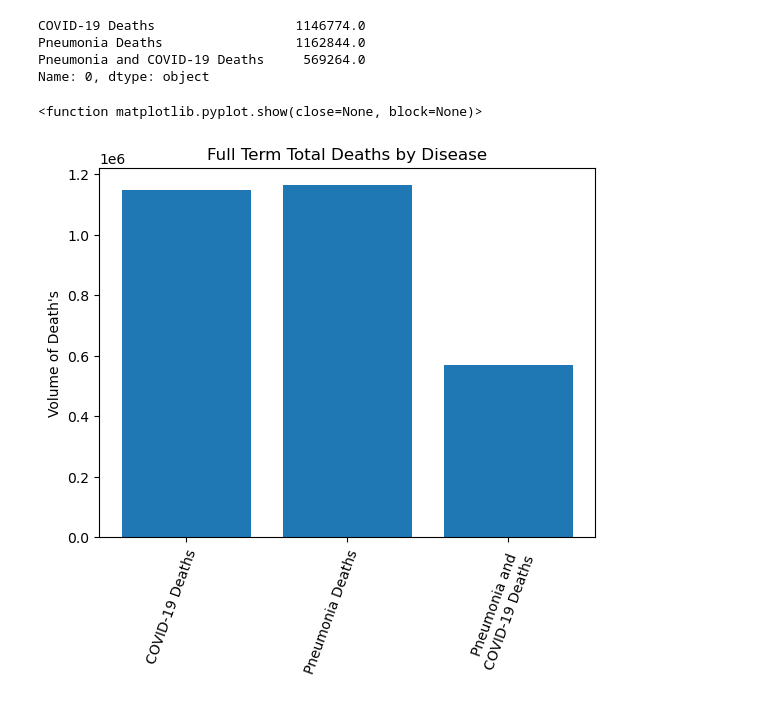
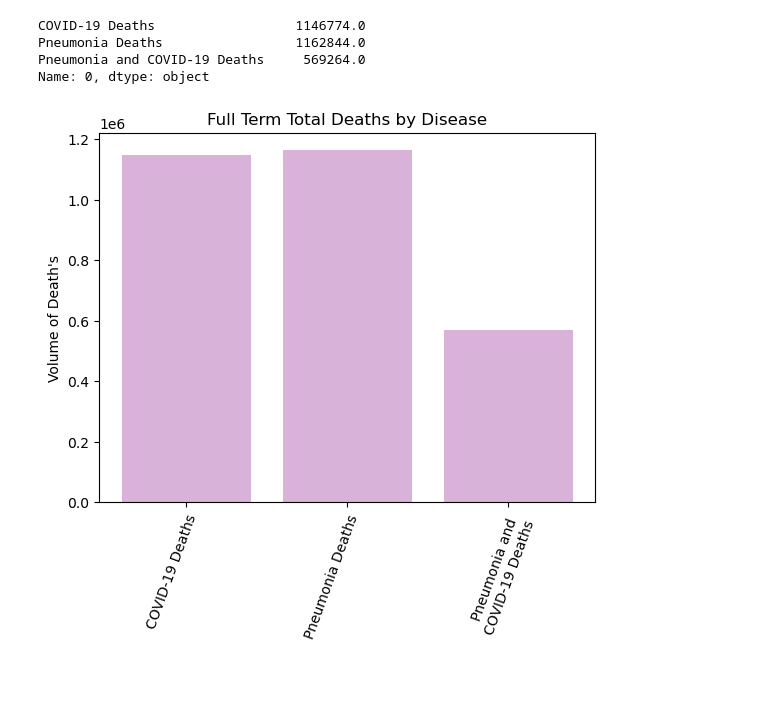
Before and after one commit to JTurk17/Team4_Project1, a Jupyter notebook: Cleaned_CovidDF_DiseaseComparisons.ipynb, the cells around one changed output. Drawn from its saved outputs; the diff is of its cells as text; code cells hidden in the pictures.

```diff
--- a/Cleaned_CovidDF_DiseaseComparisons.ipynb
+++ b/Cleaned_CovidDF_DiseaseComparisons.ipynb
@@ -109,14 +109,14 @@ Pneumonia Deaths                 1162844.0
 Pneumonia and COVID-19 Deaths     569264.0
 Name: 0, dtype: object
 # %%
-plt.bar(diseases, all_total)
+plt.bar(diseases, all_total, color='purple',alpha=.3)
 plt.xticks(rotation = 70, ha = 'right', rotation_mode = 'anchor')
 plt.title('Full Term Total Deaths by Disease')
 plt.ylabel("Volume of Death's")
-plt.show
+plt.savefig("4Year_Death_By_Disease.png", bbox_inches = 'tight')
+plt.show()
 # %% [output]
-<function matplotlib.pyplot.show(close=None, block=None)>
-[figure, old version]
+[figure, new version]
 # %%
 drop_total_age_df = us_all_sex_by_total_df.loc[1:16,:]
 drop_total_age_df
```
Also changed, not shown: parts of 4 cells of this notebook, 3 other files.
